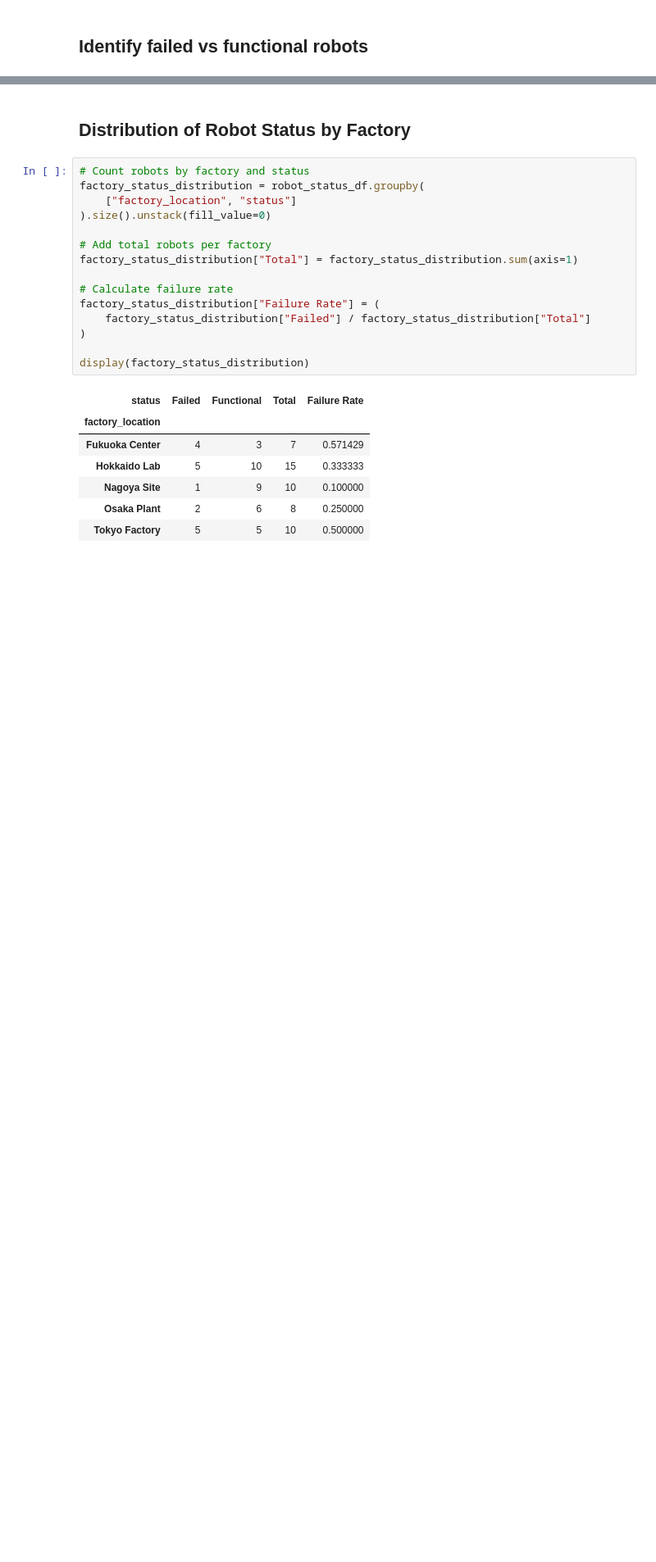
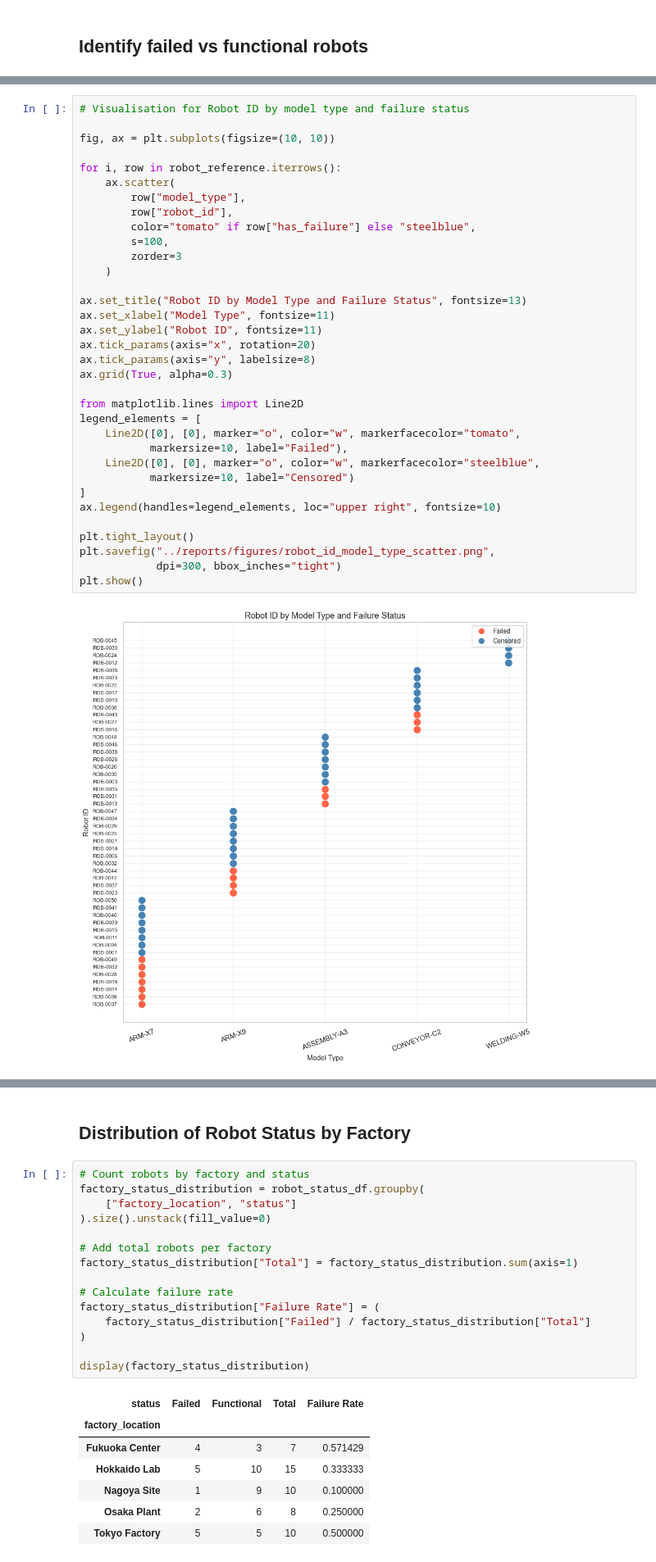
Before and after one commit to OluwamuyiwaJaiyeola/rul-predictive-maintenance, a Jupyter notebook: notebooks/01_eda.ipynb, the cells around one changed output, grey strips where cells are left out. Shown at 82% size. Saved outputs shown, nothing was run; the diff lists cells and outputs as text; blank space fills up the shorter version.

```diff
--- a/notebooks/01_eda.ipynb
+++ b/notebooks/01_eda.ipynb
@@ -470,0 +683,36 @@ display(robot_status_df.head())
+# %%
+# Visualisation for Robot ID by model type and failure status
+
+fig, ax = plt.subplots(figsize=(10, 10))
+
+for i, row in robot_reference.iterrows():
+    ax.scatter(
+        row["model_type"],
+        row["robot_id"],
+        color="tomato" if row["has_failure"] else "steelblue",
+        s=100,
+        zorder=3
+    )
+
+ax.set_title("Robot ID by Model Type and Failure Status", fontsize=13)
+ax.set_xlabel("Model Type", fontsize=11)
+ax.set_ylabel("Robot ID", fontsize=11)
+ax.tick_params(axis="x", rotation=20)
+ax.tick_params(axis="y", labelsize=8)
+ax.grid(True, alpha=0.3)
+
+from matplotlib.lines import Line2D
+legend_elements = [
+    Line2D([0], [0], marker="o", color="w", markerfacecolor="tomato",
+           markersize=10, label="Failed"),
+    Line2D([0], [0], marker="o", color="w", markerfacecolor="steelblue",
+           markersize=10, label="Censored")
+]
+ax.legend(handles=legend_elements, loc="upper right", fontsize=10)
+
+plt.tight_layout()
+plt.savefig("../reports/figures/robot_id_model_type_scatter.png",
+            dpi=300, bbox_inches="tight")
+plt.show()
+# %% [output]
+[figure, added]
```
Also changed, not shown: parts of 13 cells of this notebook, 5 other files.
